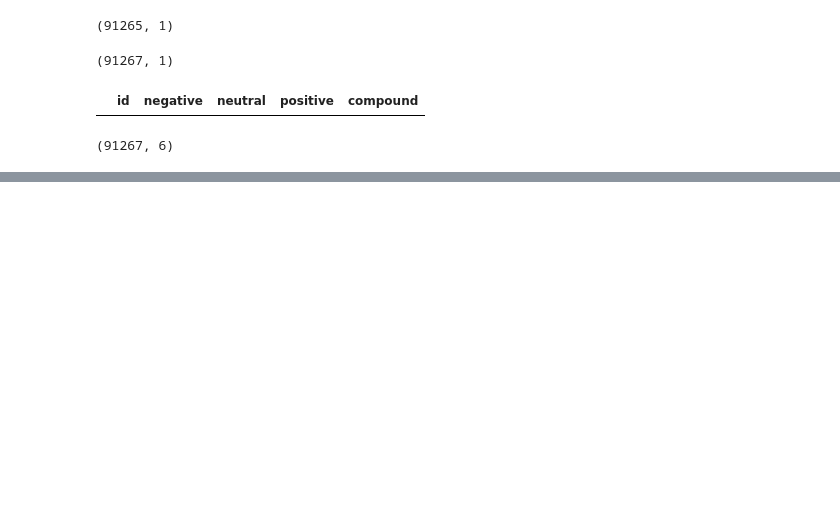
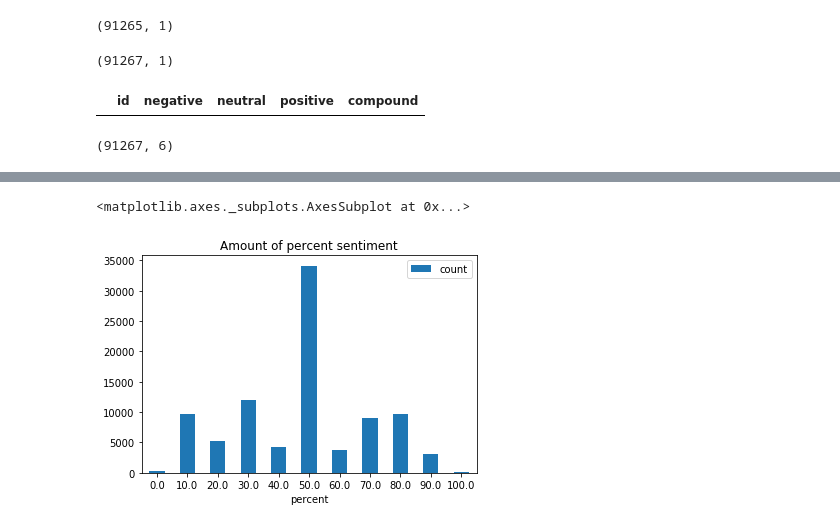
Before and after one commit to annaaniol/DataExploration, a Jupyter notebook: vader_analys.ipynb, the cells around one changed output, grey strips where cells are left out. Saved outputs shown, nothing was run; the diff lists cells and outputs as text; code cells hidden in the pictures; blank space fills up the shorter version.

```diff
--- a/vader_analys.ipynb
+++ b/vader_analys.ipynb
@@ -97,3 +116,10 @@ figure.plot.bar()
+# %%
+
+figure2 = analyse_df[['id', 'percent']].round({"percent": -1}).groupby(['percent']).agg(['count']).rename(columns={'id': 'amount'})
+figure2.plot.bar( y='amount', rot=0, title="Amount of percent sentiment")
+# %% [output]
+<matplotlib.axes._subplots.AxesSubplot at 0x...>
+[figure, added]
 # %%
 # associate it with our custom Session class
 Session.configure(bind=engine)
```
Also changed, not shown: parts of 5 cells of this notebook.
